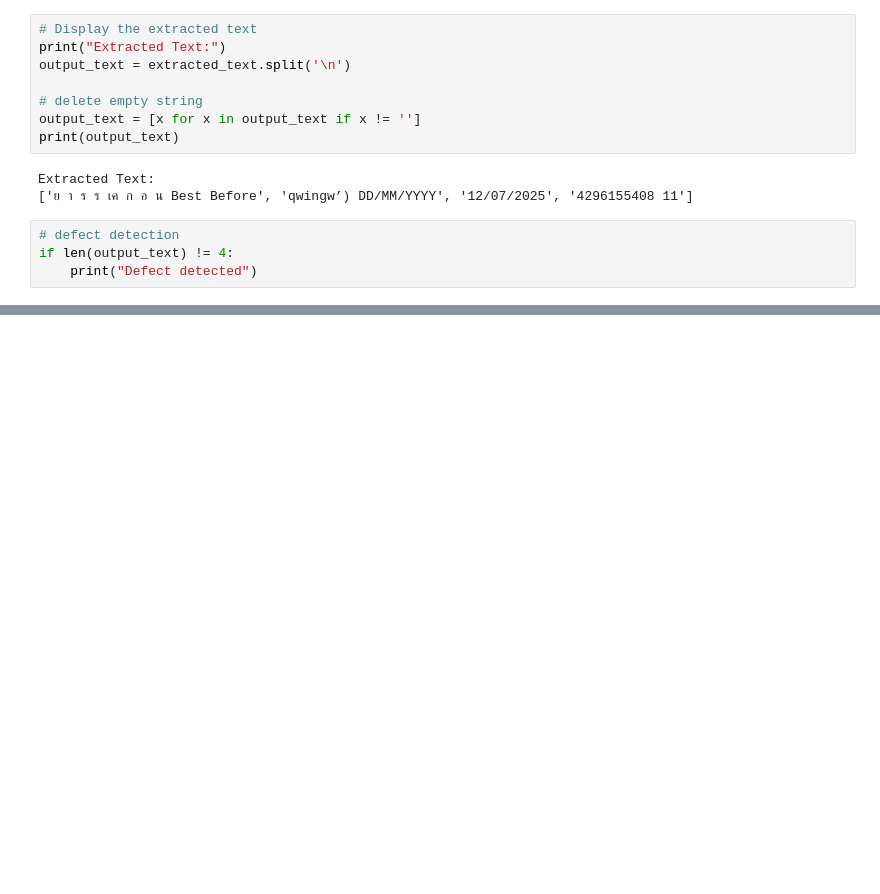
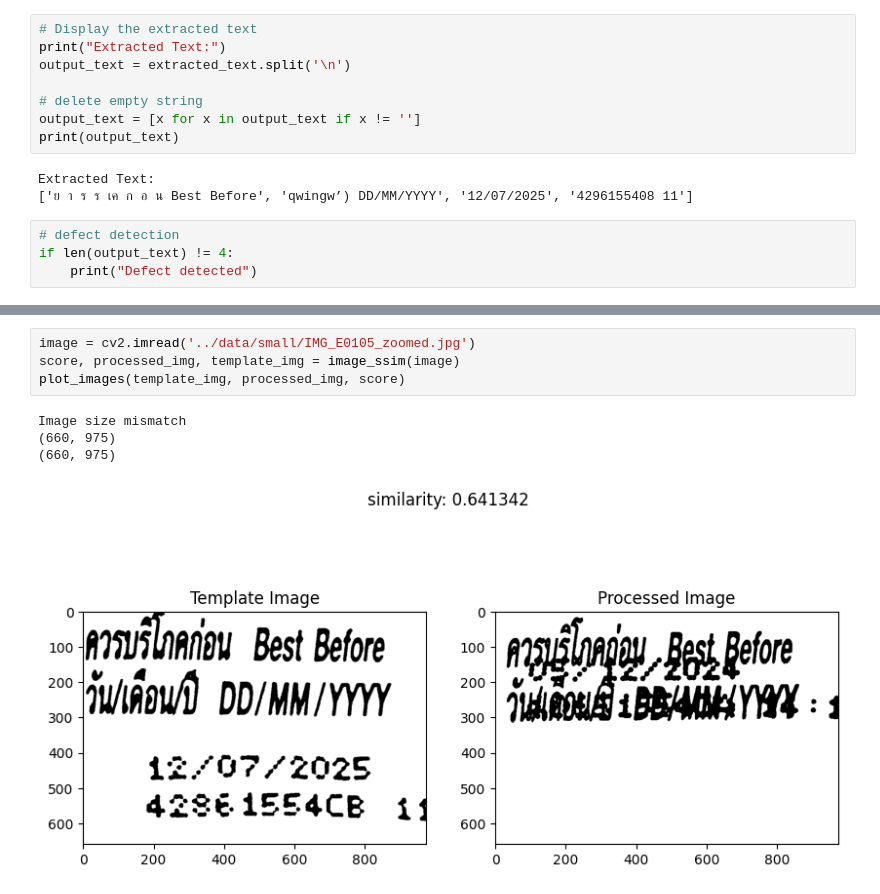
Before and after one commit to swift-dynamics/F-N-defect-detection, a Jupyter notebook: notebook/lab1.ipynb, the cells around one changed output, grey strips where cells are left out. Cells and saved outputs as stored; diff of their text form; blank space fills up the shorter version.

```diff
--- a/notebook/lab1.ipynb
+++ b/notebook/lab1.ipynb
@@ -92,0 +151,9 @@ if len(output_text) != 4:
+# %%
+image = cv2.imread('../data/small/IMG_E0105_zoomed.jpg')
+score, processed_img, template_img = image_ssim(image)
+plot_images(template_img, processed_img, score)
+# %% [output]
+Image size mismatch
+(660, 975)
+(660, 975)
+[figure, added]
```
Also changed, not shown: parts of 15 cells of this notebook, 2 other files.
